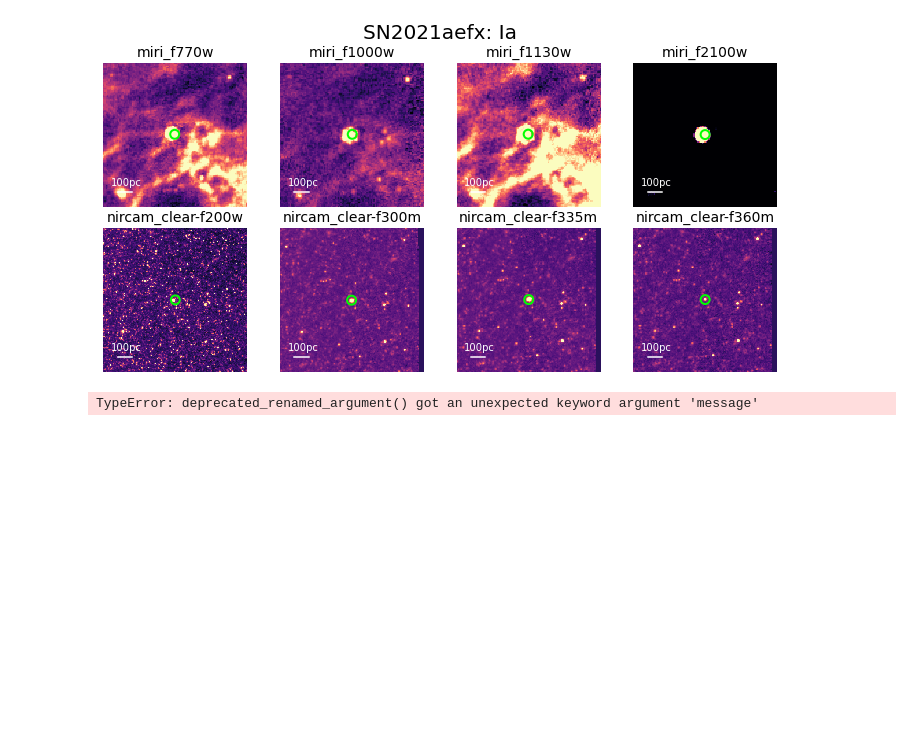
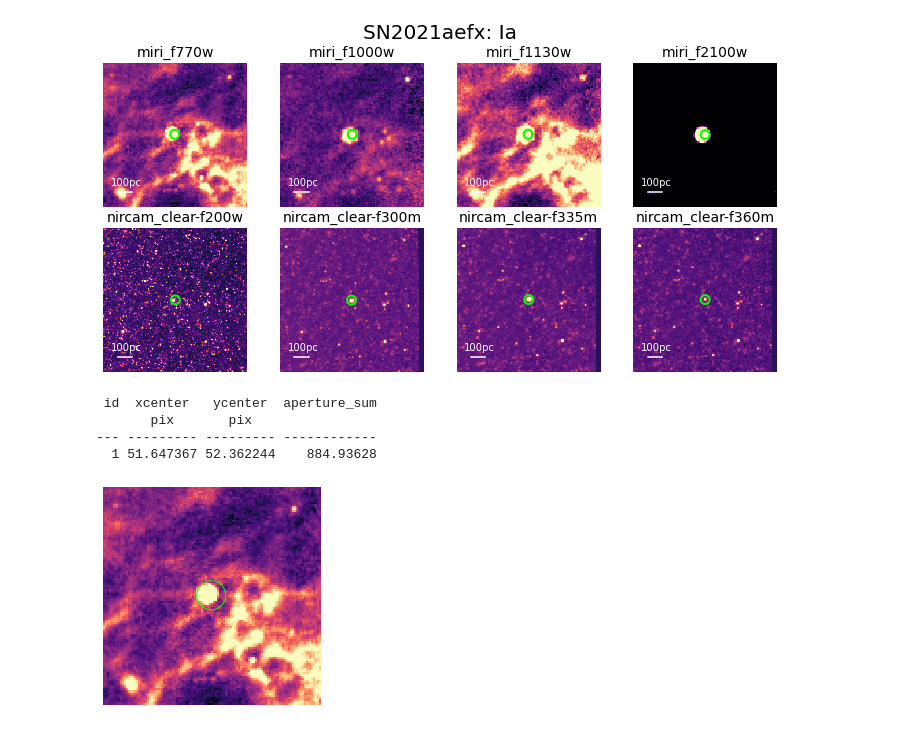
Before and after one commit to NessMayker/SNeJWST, a Jupyter notebook: Code/0.JWST_NGC1566_SN2021aefx.ipynb, the cells around one changed output. Drawn from its saved outputs; the diff is of its cells as text; code cells hidden in the pictures; blank space fills up the shorter version.

Commit message:
got phot utils working

```diff
--- a/Code/0.JWST_NGC1566_SN2021aefx.ipynb
+++ b/Code/0.JWST_NGC1566_SN2021aefx.ipynb
@@ -69,7 +71,8 @@ def check_in_image(SNras, SNdecs, SNnames, SNtypes, GalaxyImg):
 # %%
 # grab list of files and SN data
 
-prefix = "/home/maykerchen.1/Desktop/"
+# prefix = "/home/maykerchen.1/Desktop/"
+prefix = "/Users/mayker.1/Desktop/"
 # prefix = "/Users/nessmayker/Desktop/"
 
 fileList = prefix + "SNeJWST/Data/filelist1566.txt"
@@ -234,7 +237,7 @@ def findAngSize(sphere, dist):
 
     return(angSize)
 
-sphereSizes = [10,80,1000]
+sphereSizes = [10,200,1000]
 angSizes = []
 
 dist_to_1566 = 17.69
@@ -343,15 +346,29 @@ makeZooms(2,4, imgs, SNra, SNdec, SNname, SNtype,vmm, log=False)          #SN202
 # %% [output]
 [figure]
 # %%
-# !pip install photutils
-import photutils
-from photutils.aperture import aperture_photometry, CircularAperture
+# Set up photutils and apertures within cutout.
 
-positions = np.transpose((SNra, SNdec))
+m=0
+data = plots[m]
+# data = np.log10(data)
+wcs=wcss[m]
 
-apertures = CircularAperture(positions, r=4.)
+halfBox = angSizes[0][2] # 1000 pc in decimal degrees
+#cutout2D needs skycoord position to carry units
+ra, dec = Angle(SNra * u.degree), Angle(SNdec * u.degree)
+raRad, decRad  = ra.radian * u.rad, dec.radian * u.rad
+position = SkyCoord(raRad, decRad) #position is center, use ra & dec of SN location
+size = u.Quantity((halfBox,halfBox), u.degree) #size is size of box in arcsec
+# make 2D cutout, will assign a new wcs to cutout to keep track of coords
+cutout = Cutout2D(data, position, size, wcs)
 
-phot_table = aperture_photometry(imgs[0], apertures)
+xval, yval = cutout.wcs.wcs_world2pix(ra,dec, 0)
+
+positions = np.transpose((xval, yval))
+
+apertures = CircularAperture(positions, r=7.)
+
+phot_table = aperture_photometry(cutout.data, apertures)
 
 for col in phot_table.colnames:
 
@@ -359,6 +376,40 @@ for col in phot_table.colnames:
 
 print(phot_table)
 # %% [output]
-TypeError: deprecated_renamed_argument() got an unexpected keyword argument 'message'
+ id  xcenter   ycenter  aperture_sum
+       pix       pix
+--- --------- --------- ------------
+  1 51.647367 52.362244    884.93628
+# %%
+# plot test aperture
+
+m=0
+
+data = plots[m]
+# data = np.log10(data)
+wcs=wcss[m]
+
+halfBox = angSizes[0][2] # 80 pc in decimal degrees
+#cutout2D needs skycoord position to carry units
+ra, dec = Angle(SNra * u.degree), Angle(SNdec * u.degree)
+raRad, decRad  = ra.radian * u.rad, dec.radian * u.rad
+position = SkyCoord(raRad, decRad) #position is center, use ra & dec of SN location
+size = u.Quantity((halfBox,halfBox), u.degree) #size is size of box in arcsec
+# make 2D cutout, will assign a new wcs to cutout to keep track of coords
+cutout = Cutout2D(data, position, size, wcs)
+# use this new wcs when converting to pixels to add additional details to plot
+# xval, yval = cutout.wcs.wcs_world2pix(ra,dec, 0)
+y1 = yval * 0.2
+x1 = xval * 0.1
+
+plt.imshow(cutout.data, cmap=current_cmap, aspect="equal", origin = "lower",
+              interpolation = "nearest", zorder = 0, vmin=np.log10(vmm[m][0]), vmax=np.log10(vmm[m][1]))
+# plt.scatter(xval, yval, facecolor = 'none', marker = "o", s = 80, edgecolor="lime",linewidth=2,zorder = 2)
+apertures.plot(color='lime',zorder=2)
+plt.axis('off')
+
+plt.show()
+# %% [output]
+[figure, added]
 # %%
 print(ra21aefx, dec21aefx)
```
Also changed, not shown: parts of 3 cells of this notebook, 1 other file.
